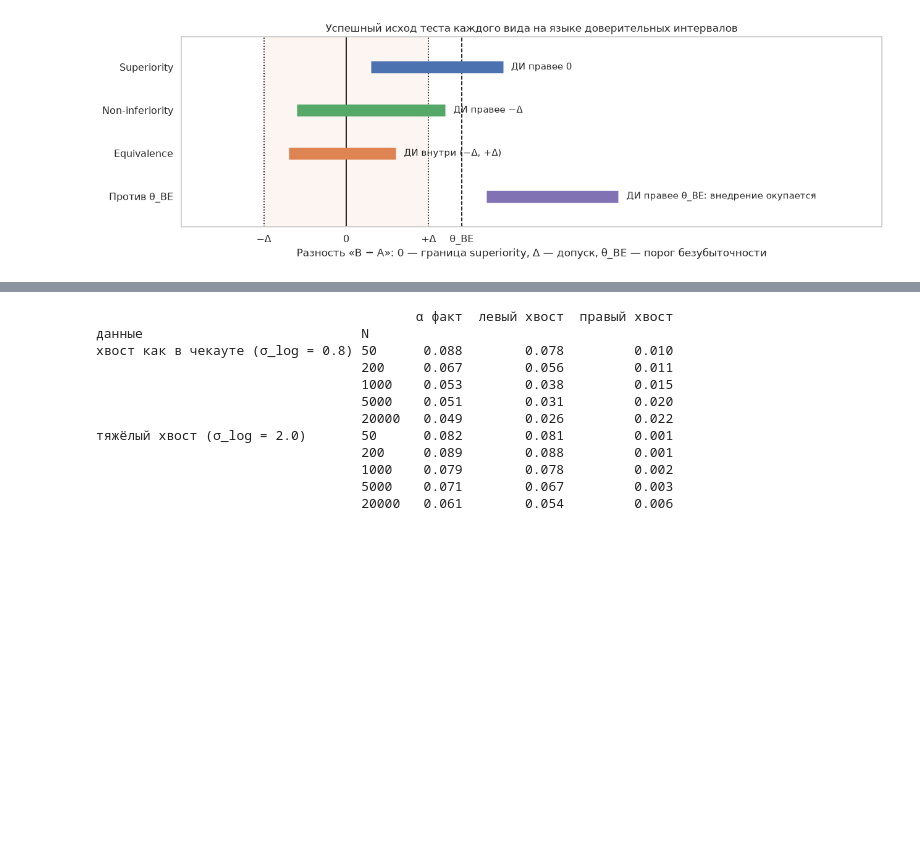
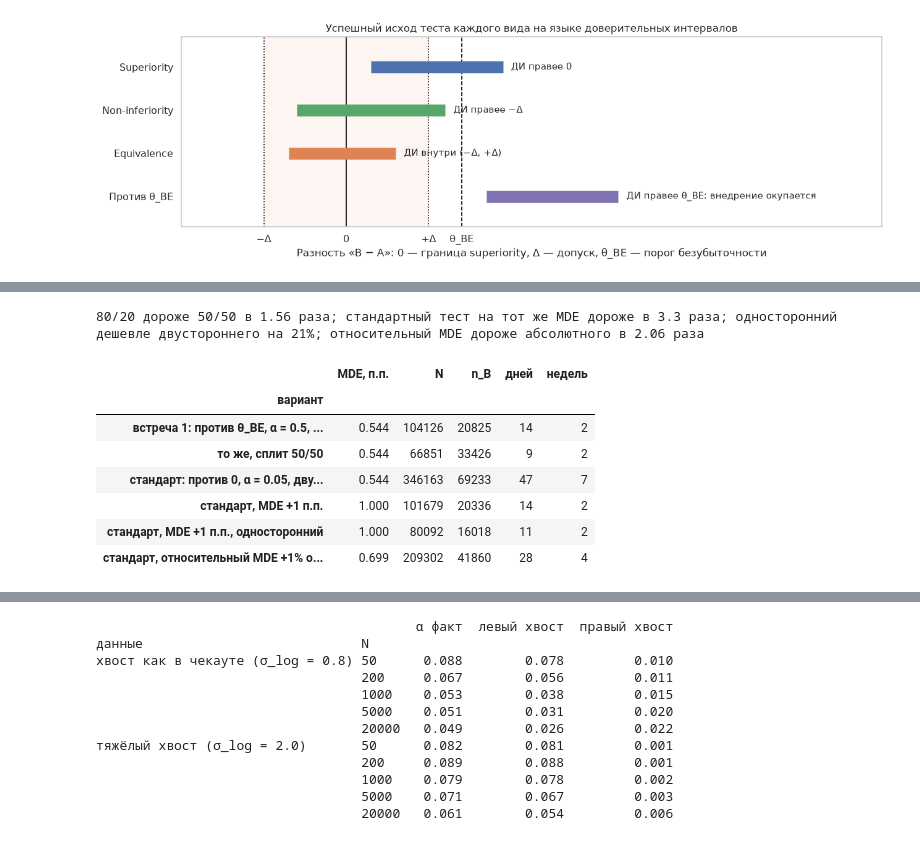
Before and after one commit to Alberelloo/AITH-2026-Hypothesis-Testing-Workshop, a Jupyter notebook: 02. План теста/lesson.ipynb, the cells around one changed output, grey strips where cells are left out. Cells and saved outputs as stored; diff of their text form; code cells hidden in the pictures; blank space fills up the shorter version.

```diff
--- a/02. План теста/theory.ipynb
+++ b/02. План теста/lesson.ipynb
@@ -222,0 +305,32 @@ plt.show()
+# %%
+variants = {
+    'встреча 1: против θ_BE, α = 0.5, односторонний': dict(mde=MDE, null=BE, alpha=ALPHA_OEC, sides=1),
+    'то же, сплит 50/50': dict(mde=MDE, null=BE, alpha=ALPHA_OEC, sides=1, share_b=0.5),
+    'стандарт: против 0, α = 0.05, двусторонний, тот же MDE': dict(mde=MDE),
+    'стандарт, MDE +1 п.п.': dict(mde=0.01),
+    'стандарт, MDE +1 п.п., односторонний': dict(mde=0.01, sides=1),
+    'стандарт, относительный MDE +1% от P_A': dict(mde=0.01 * P_A),
+}
+rows = []
+for name, params in variants.items():
+    mde = params['mde']
+    n = n_total(var_prop(P_A), var_prop(P_A + mde), **params)
+    days, weeks = duration(n)
+    rows.append({'вариант': name, 'MDE, п.п.': round(100 * mde, 3), 'N': n,
+                 'n_B': round(n * params.get('share_b', SHARE_B)), 'дней': days, 'недель': weeks})
+design_table = pd.DataFrame(rows).set_index('вариант')
+
+N_of = design_table['N'].to_list()
+print(f'80/20 дороже 50/50 в {N_of[0] / N_of[1]:.2f} раза; стандартный тест на тот же MDE дороже в {N_of[2] / N_of[0]:.1f} раза; '
+      f'односторонний дешевле двустороннего на {1 - N_of[4] / N_of[3]:.0%}; относительный MDE дороже абсолютного в {N_of[5] / N_of[3]:.2f} раза')
+design_table
+# %% [output]
+80/20 дороже 50/50 в 1.56 раза; стандартный тест на тот же MDE дороже в 3.3 раза; односторонний дешевле двустороннего на 21%; относительный MDE дороже абсолютного в 2.06 раза
+|  | MDE, п.п. | N | n_B | дней | недель |
+| вариант |  |  |  |  |  |
+| встреча 1: против θ_BE, α = 0.5, ... | 0.544 | 104126 | 20825 | 14 | 2 |
+| то же, сплит 50/50 | 0.544 | 66851 | 33426 | 9 | 2 |
+| стандарт: против 0, α = 0.05, дву... | 0.544 | 346163 | 69233 | 47 | 7 |
+| стандарт, MDE +1 п.п. | 1.000 | 101679 | 20336 | 14 | 2 |
+| стандарт, MDE +1 п.п., односторонний | 1.000 | 80092 | 16018 | 11 | 2 |
+| стандарт, относительный MDE +1% о... | 0.699 | 209302 | 41860 | 28 | 4 |
```
Also changed, not shown: parts of 82 cells of this notebook, 28 other files.
